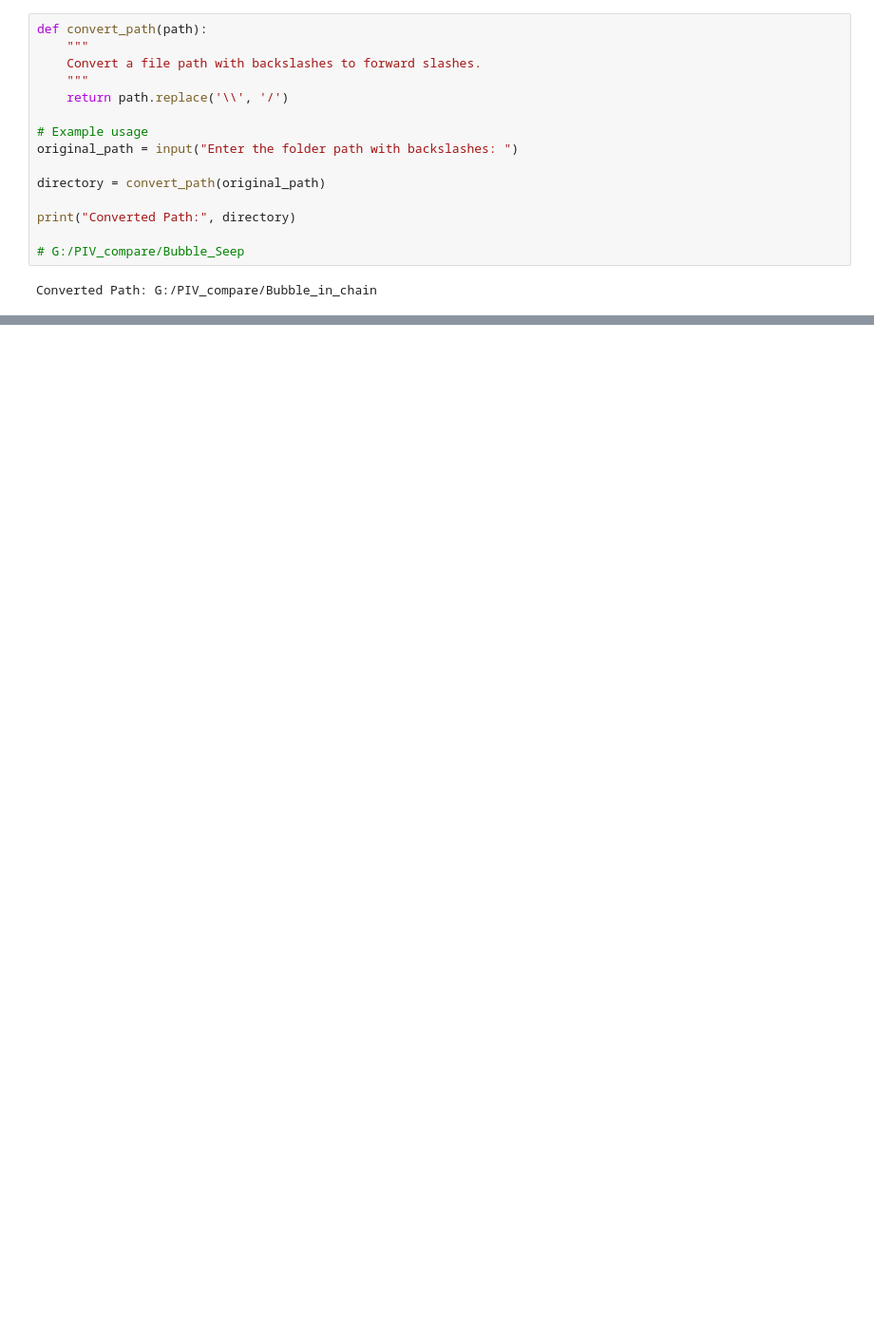
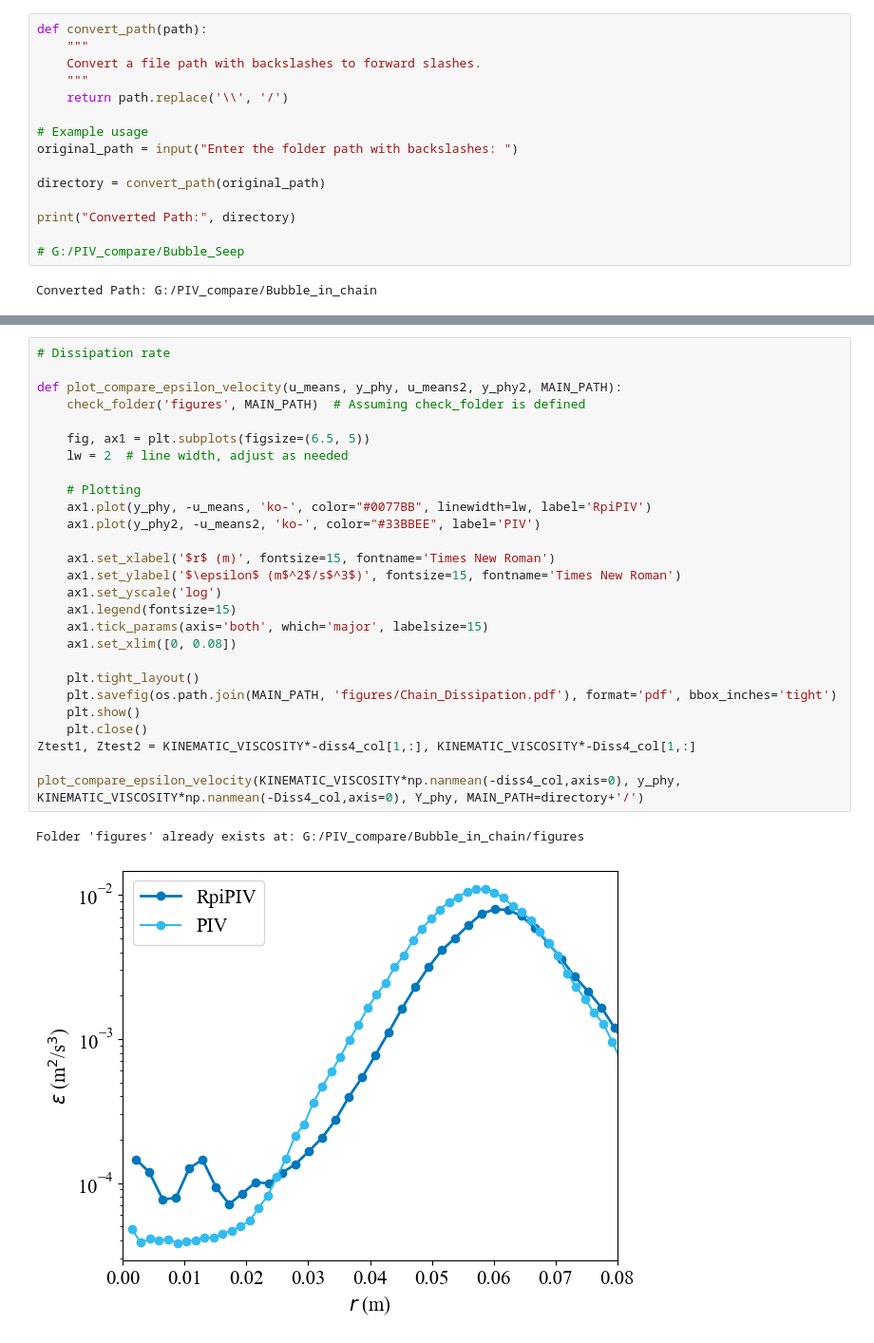
Before and after one commit to Schuetzen/PIVPowerPlot, a Jupyter notebook: Plot_history/PowerPlot_BubbleChain.ipynb, the cells around one changed output, grey strips where cells are left out. Shown at 95% size. Drawn from its saved outputs; the diff is of its cells as text; blank space fills up the shorter version.

```diff
--- a/Plot_history/PowerPlot_BubbleChain.ipynb
+++ b/Plot_history/PowerPlot_BubbleChain.ipynb
@@ -389,0 +638,30 @@ Folder 'figures' already exists at: G:/PIV_compare/Bubble_in_chain/figures
+# %%
+# Dissipation rate
+
+def plot_compare_epsilon_velocity(u_means, y_phy, u_means2, y_phy2, MAIN_PATH):
+    check_folder('figures', MAIN_PATH)  # Assuming check_folder is defined
+
+    fig, ax1 = plt.subplots(figsize=(6.5, 5))
+    lw = 2  # line width, adjust as needed
+
+    # Plotting
+    ax1.plot(y_phy, -u_means, 'ko-', color="#0077BB", linewidth=lw, label='RpiPIV')
+    ax1.plot(y_phy2, -u_means2, 'ko-', color="#33BBEE", label='PIV')
+
+    ax1.set_xlabel('$r$ (m)', fontsize=15, fontname='Times New Roman')
+    ax1.set_ylabel('$\epsilon$ (m$^2$/s$^3$)', fontsize=15, fontname='Times New Roman')
+    ax1.set_yscale('log')
+    ax1.legend(fontsize=15)
+    ax1.tick_params(axis='both', which='major', labelsize=15)
+    ax1.set_xlim([0, 0.08])
+
+    plt.tight_layout()
+    plt.savefig(os.path.join(MAIN_PATH, 'figures/Chain_Dissipation.pdf'), format='pdf', bbox_inches='tight')
+    plt.show()
+    plt.close()
+Ztest1, Ztest2 = KINEMATIC_VISCOSITY*-diss4_col[1,:], KINEMATIC_VISCOSITY*-Diss4_col[1,:]
+
+plot_compare_epsilon_velocity(KINEMATIC_VISCOSITY*np.nanmean(-diss4_col,axis=0), y_phy, KINEMATIC_VISCOSITY*np.nanmean(-Diss4_col,axis=0), Y_phy, MAIN_PATH=directory+'/')
+# %% [output]
+Folder 'figures' already exists at: G:/PIV_compare/Bubble_in_chain/figures
+[figure, added]
```
Also changed, not shown: parts of 9 cells of this notebook, 9 other files.
